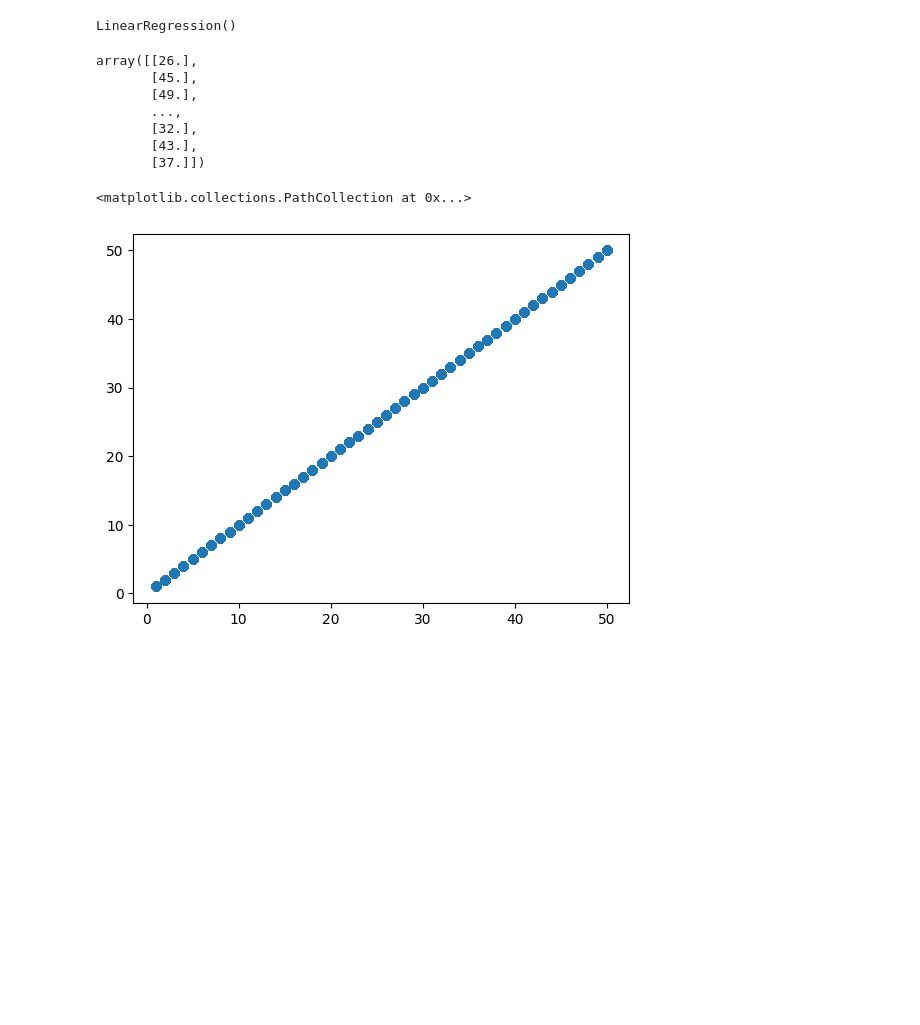
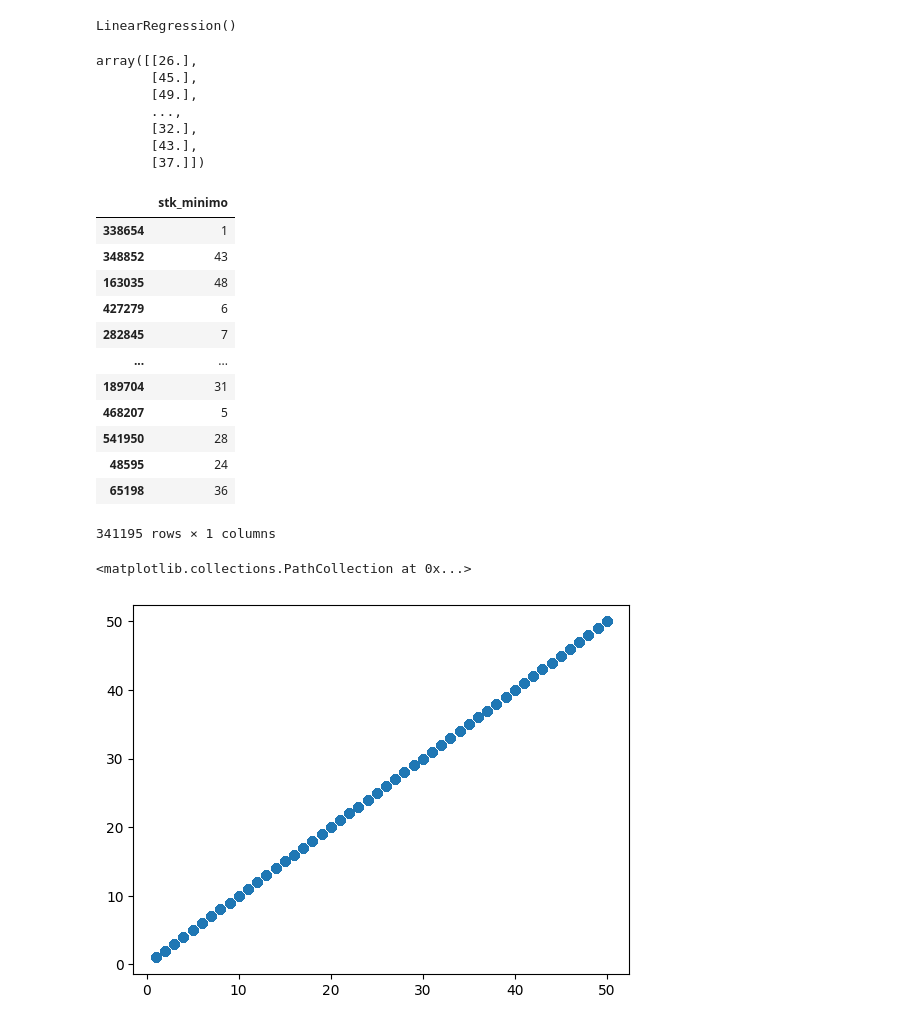
Before and after one commit to humanlanguage1/ComputoNacional, a Jupyter notebook: inventario/stock_predictor/Predictor.ipynb, the cells around one changed output. Cells and saved outputs as stored; diff of their text form; code cells hidden in the pictures; blank space fills up the shorter version.

```diff
--- a/inventario/stock_predictor/Predictor.ipynb
+++ b/inventario/stock_predictor/Predictor.ipynb
@@ -80,6 +80,22 @@ array([[26.],
        [32.],
        [43.],
        [37.]])
+# %%
+X_test
+# %% [output]
+|  | stk_minimo |
+| 338654 | 1 |
+| 348852 | 43 |
+| 163035 | 48 |
+| 427279 | 6 |
+| 282845 | 7 |
+| ... | ... |
+| 189704 | 31 |
+| 468207 | 5 |
+| 541950 | 28 |
+| 48595 | 24 |
+| 65198 | 36 |
+341195 rows × 1 columns
 # %%
 plt.scatter(Y_test, predicciones)
 # %% [output]
```
Also changed, not shown: parts of 5 cells of this notebook.
